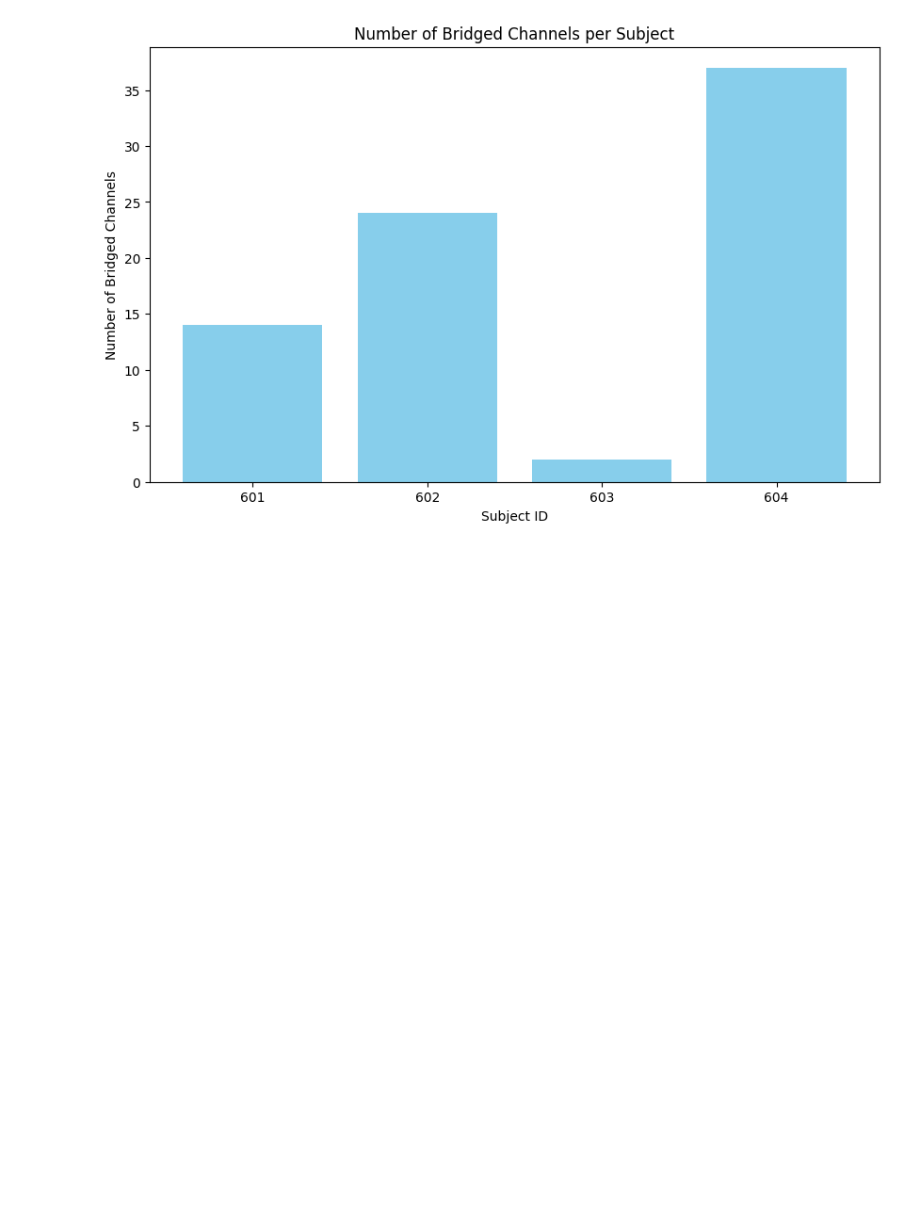
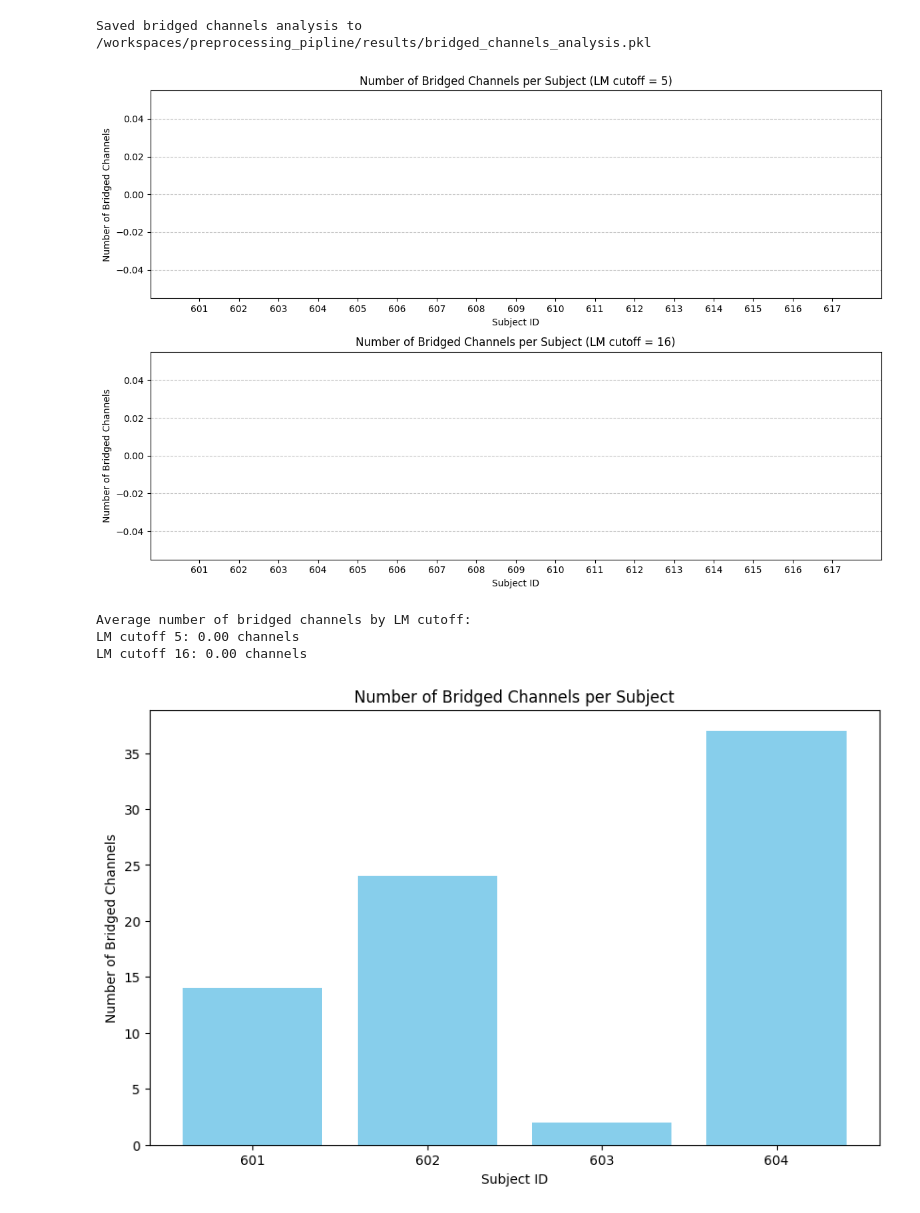
Before and after one commit to MohammadMMK/EEG-analysis-pipeline, a Jupyter notebook: notebooks/bridged_channel.ipynb, the cells around one changed output. Drawn from its saved outputs; the diff is of its cells as text; code cells hidden in the pictures; blank space fills up the shorter version.

Commit message:
bridged

```diff
--- a/notebooks/bridged_channel.ipynb
+++ b/notebooks/bridged_channel.ipynb
@@ -96,3 +196,49 @@ Bridge detected between D22 and D23
+# %%
+with open(output_path, 'wb') as f:
+    pickle.dump(all_bridged_channels, f)
+
+print(f"Saved bridged channels analysis to {output_path}")
+
+# Visualization of results for both cutoffs
+plt.figure(figsize=(12, 8))
+
+for i, lm_cutoff in enumerate(lm_cutoffs):
+    bridged_channels_dict = all_bridged_channels[lm_cutoff]
+    subject_ids = list(bridged_channels_dict.keys())
+
+    # Calculate number of bridged channels for each subject
+    num_bridged_channels = [len(bridged_channels_dict[id]["bridged_ch_names"])
+                           for id in subject_ids]
+
+    # Plot as subplot
+    plt.subplot(2, 1, i+1)
+    plt.bar(subject_ids, num_bridged_channels, color=['skyblue', 'lightgreen'][i])
+    plt.xlabel('Subject ID')
+    plt.ylabel('Number of Bridged Channels')
+    plt.title(f'Number of Bridged Channels per Subject (LM cutoff = {lm_cutoff})')
+    plt.xticks(subject_ids)
+    plt.grid(axis='y', linestyle='--', alpha=0.7)
+
+plt.tight_layout()
+plt.savefig(os.path.join(output_dir, "bridged_channels_comparison.png"))
+plt.show()
+
+# Compare average number of bridged channels between cutoffs
+avg_bridged_by_cutoff = {}
+for lm_cutoff in lm_cutoffs:
+    bridged_channels_dict = all_bridged_channels[lm_cutoff]
+    avg_num = np.mean([len(bridged_channels_dict[id]["bridged_ch_names"]) for id in bridged_channels_dict])
+    avg_bridged_by_cutoff[lm_cutoff] = avg_num
+
+print("Average number of bridged channels by LM cutoff:")
+for cutoff, avg in avg_bridged_by_cutoff.items():
+    print(f"LM cutoff {cutoff}: {avg:.2f} channels")
+# %% [output]
+Saved bridged channels analysis to /workspaces/preprocessing_pipline/results/bridged_channels_analysis.pkl
+[figure, added]
+Average number of bridged channels by LM cutoff:
+LM cutoff 5: 0.00 channels
+LM cutoff 16: 0.00 channels
 # %%
 # Extract the number of bridged channels for each subject
 subject_ids = list(bridged_channels_dict.keys())
```
Also changed, not shown: parts of 1 cell of this notebook, 4 other files.
